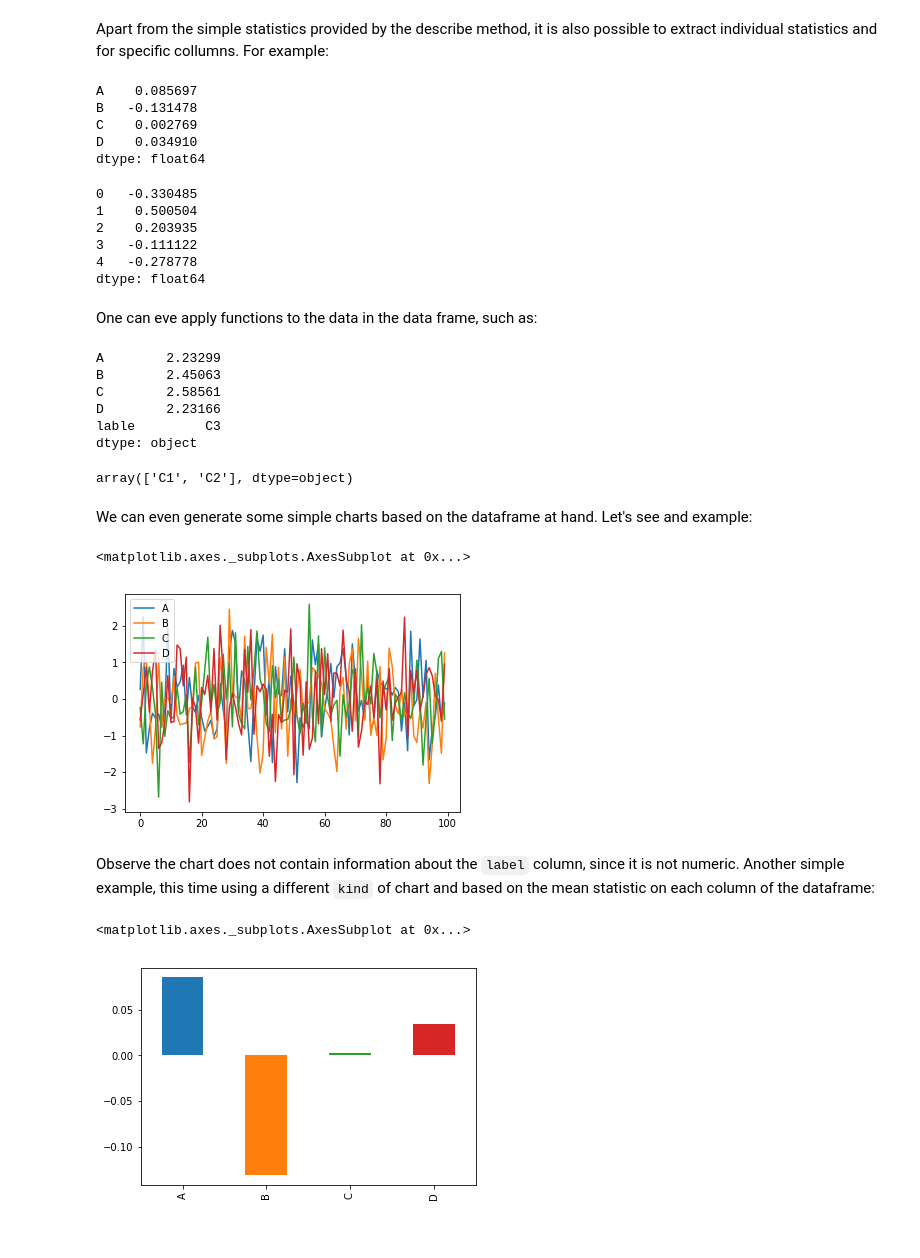
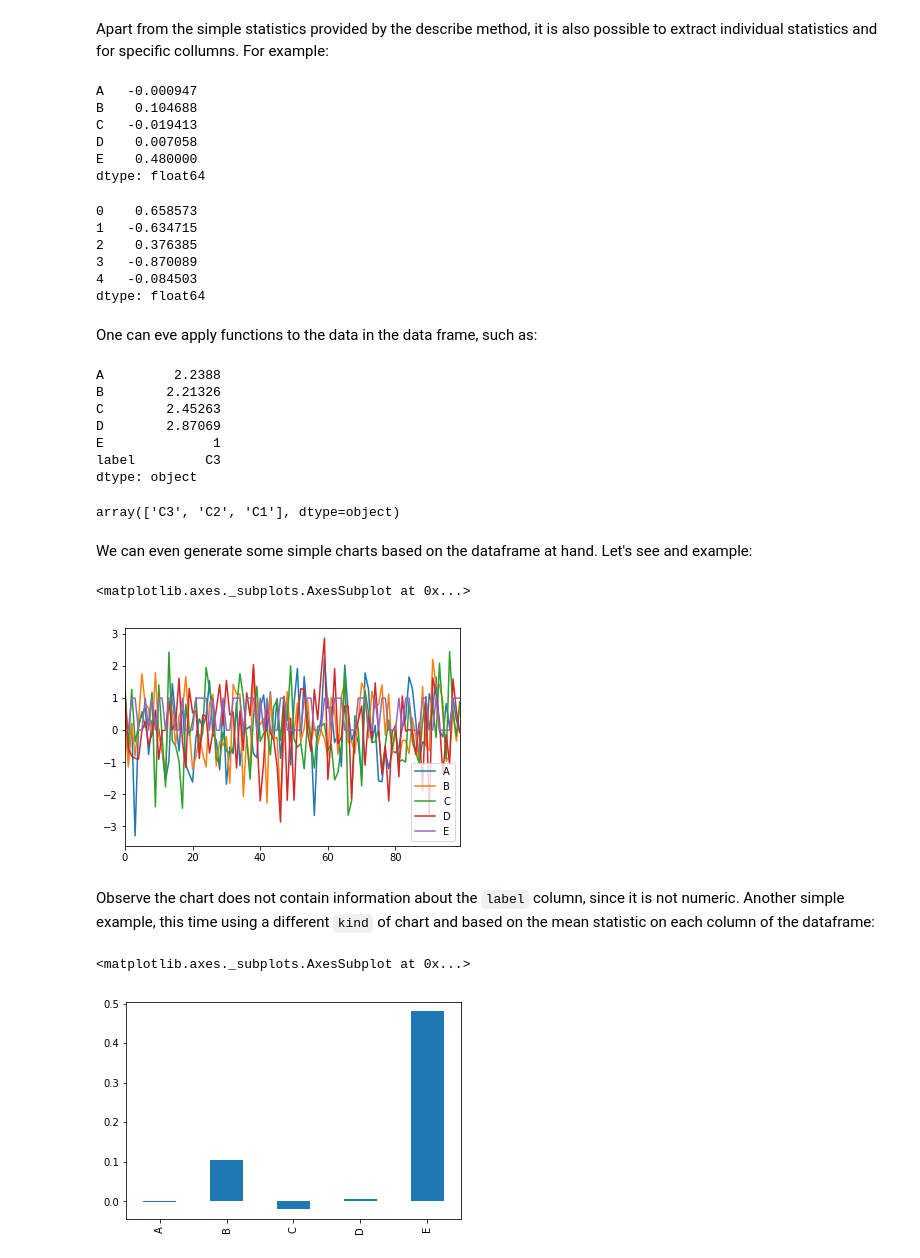
Before and after one commit to jmetzz/ml-laboratory, a Jupyter notebook: notebooks/tutorials/pandas/pandas_dataframe_basics.ipynb, the cells around one changed output. Drawn from its saved outputs; the diff is of its cells as text; code cells hidden in the pictures.

```diff
--- a/notebooks/tutorials/pandas/pandas_dataframe_basics.ipynb
+++ b/notebooks/tutorials/pandas/pandas_dataframe_basics.ipynb
@@ -129,8 +129,9 @@ df.iloc[:, [0, 2]].head()
 Adding a new column to the data fame
 # %%
 df_label = df.copy()
+df_label['E'] = [np.random.randint(0,2) for _ in range(len(df.index))]
 labels = ['C1', 'C2', 'C3']
-df_label['label'] = [labels[np.random.randint(0,2)] for _ in range(len(df.index))]
+df_label['label'] = [labels[np.random.randint(0,3)] for _ in range(len(df.index))]
 # %%
 df_label.head()
 # %% [output]
@@ -149,48 +150,50 @@ For example:
 # It would give the same result if df_label.mean(0) would be executed
 df_label.mean()
 # %% [output]
-A    0.085697
-B   -0.131478
-C    0.002769
-D    0.034910
+A   -0.000947
+B    0.104688
+C   -0.019413
+D    0.007058
+E    0.480000
 dtype: float64
 # %%
 # consider only axis 1 (columns) -- only numerical columns
 df_label.mean(1).head()
 # %% [output]
-0   -0.330485
-1    0.500504
-2    0.203935
-3   -0.111122
-4   -0.278778
+0    0.658573
+1   -0.634715
+2    0.376385
+3   -0.870089
+4   -0.084503
 dtype: float64
 # %% [markdown]
 One can eve apply functions to the data in the data frame, such as:
 # %%
 df_label.apply(lambda x: x.max())
 # %% [output]
-A        2.23299
-B        2.45063
-C        2.58561
-D        2.23166
-lable         C3
+A         2.2388
+B        2.21326
+C        2.45263
+D        2.87069
+E              1
+label         C3
 dtype: object
 # %%
 df_label['label'].unique()
 # %% [output]
-array(['C1', 'C2'], dtype=object)
+array(['C3', 'C2', 'C1'], dtype=object)
 # %% [markdown]
 We can even generate some simple charts based on the dataframe at hand. Let's see and example:
 # %%
 df_label.plot()
 # %% [output]
 <matplotlib.axes._subplots.AxesSubplot at 0x...>
-[figure, old version]
+[figure, new version]
 # %% [markdown]
 Observe the chart does not contain information about the `label` column, since it is not numeric.
 Another simple example, this time using a different `kind` of chart and based on the mean statistic on each column of the dataframe:
 # %%
-df.mean(axis=0).plot(kind="bar")
+df_label.mean(axis=0).plot(kind="bar")
 # %% [output]
 <matplotlib.axes._subplots.AxesSubplot at 0x...>
-[figure, old version]
+[figure, new version]
```
Also changed, not shown: parts of 17 cells of this notebook, 1 other file.
